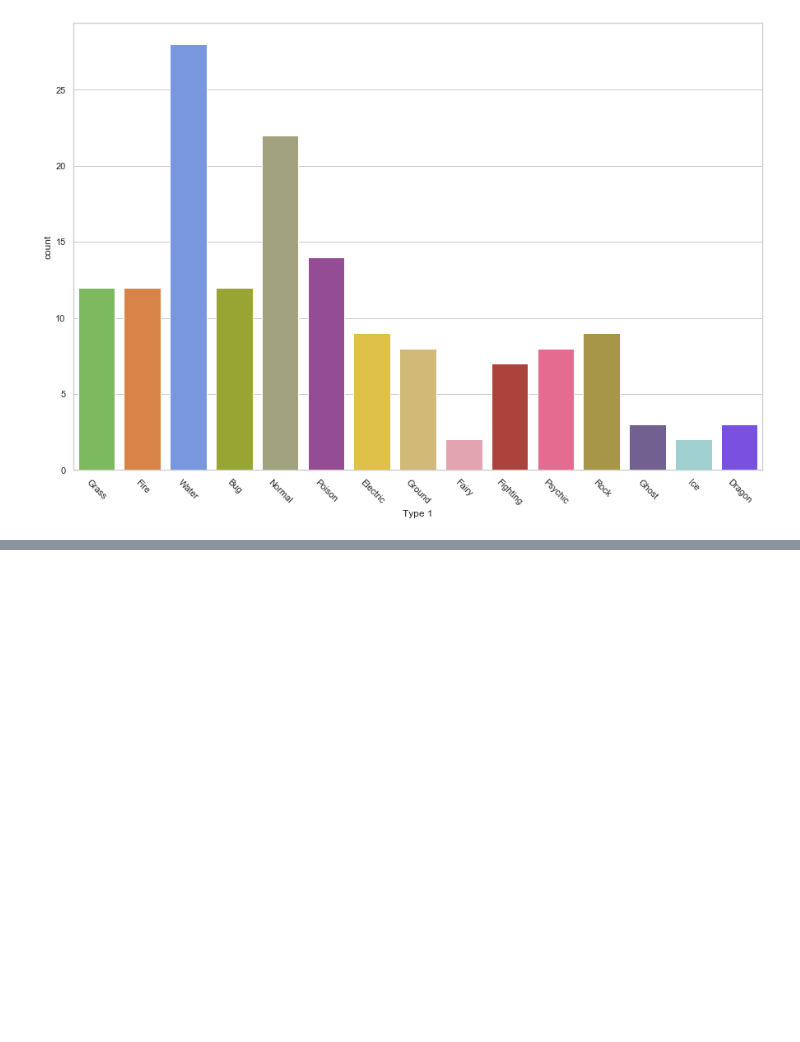
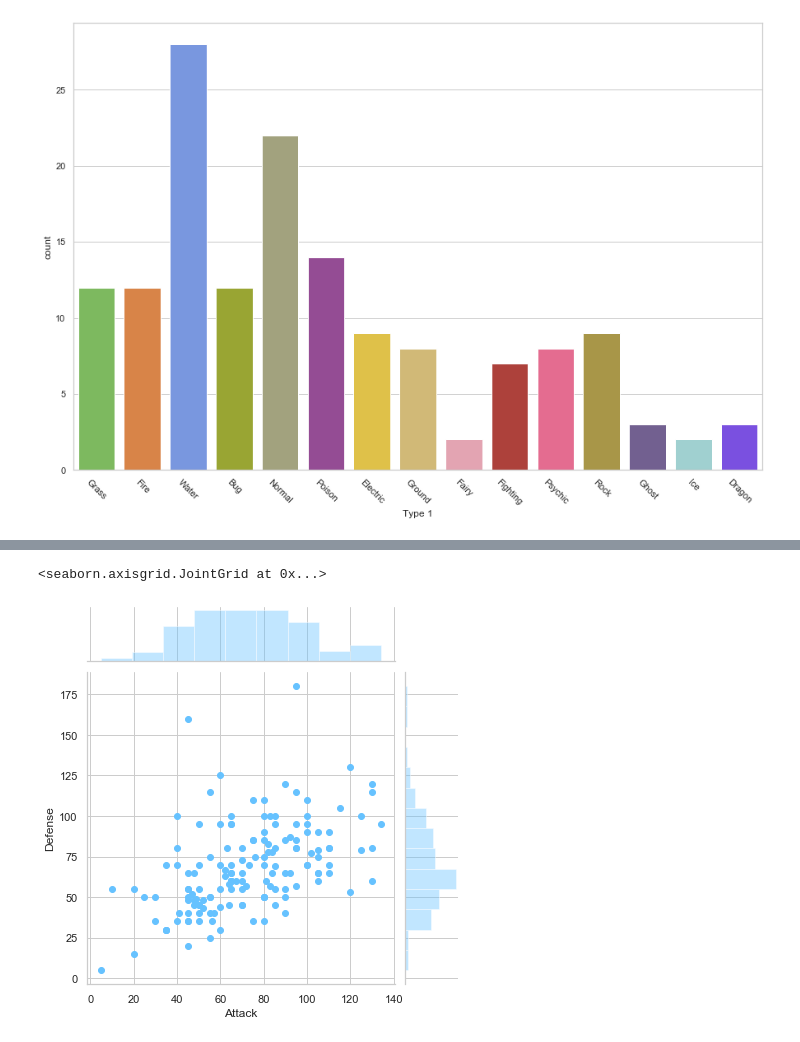
Before and after one commit to APNovichkov/pandas-datascience, a Jupyter notebook: tutorials/app_store/app_store_tutorial.ipynb, the cells around one changed output, grey strips where cells are left out. Cells and saved outputs as stored; diff of their text form; code cells hidden in the pictures; blank space fills up the shorter version.

```diff
--- a/tutorials/app_store/app_store_tutorial.ipynb
+++ b/tutorials/app_store/app_store_tutorial.ipynb
@@ -292,0 +309,5 @@ plt.xticks(rotation=-45)
+# %%
+sns.jointplot(x="Attack", y="Defense", data=df)
+# %% [output]
+<seaborn.axisgrid.JointGrid at 0x...>
+[figure, added]
```
Also changed, not shown: parts of 2 cells of this notebook.
